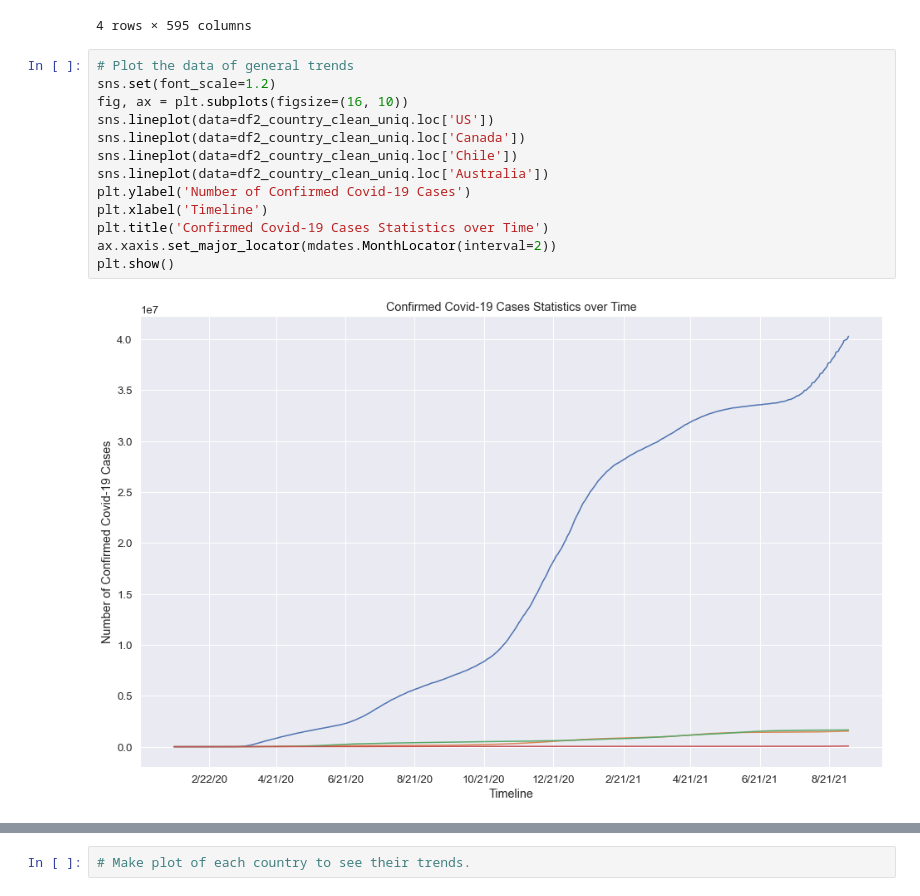
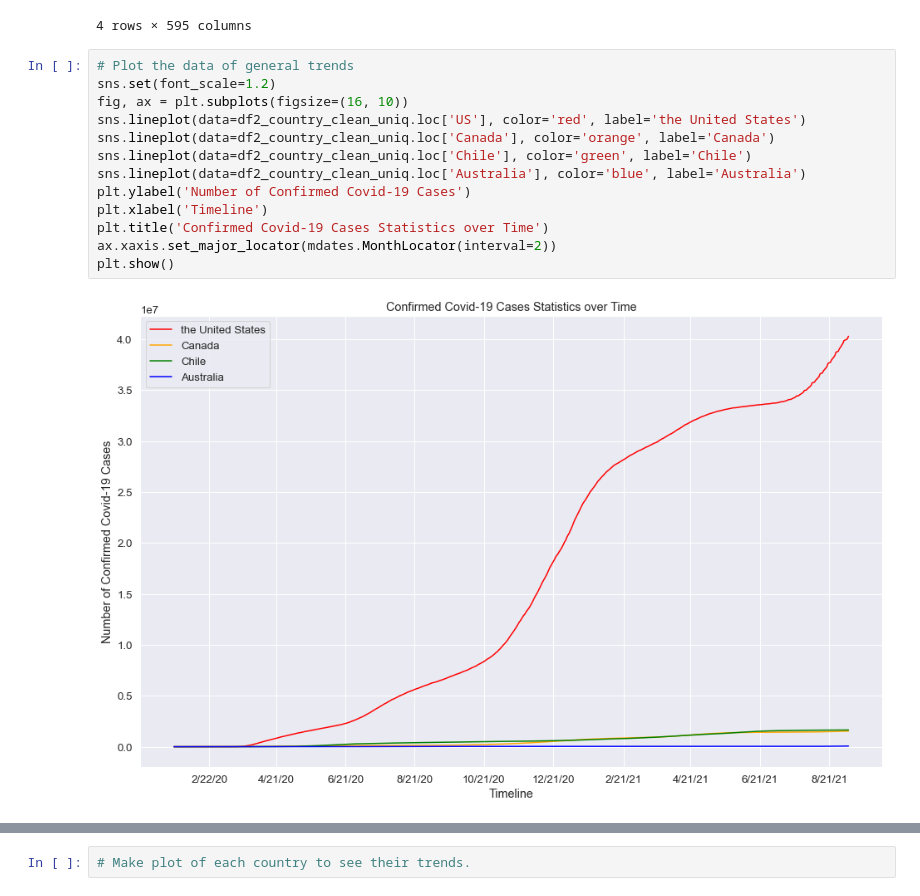
Before and after one commit to PradeepEDAGroup/EDA_and_visualization, a Jupyter notebook: EDA_Project.ipynb, the cells around one changed output, grey strips where cells are left out. Saved outputs shown, nothing was run; the diff lists cells and outputs as text.

```diff
--- a/EDA_Project.ipynb
+++ b/EDA_Project.ipynb
@@ -283,15 +317,15 @@ df2_country_clean_uniq
 # %%
 # Plot the data of general trends
 sns.set(font_scale=1.2)
 fig, ax = plt.subplots(figsize=(16, 10))
-sns.lineplot(data=df2_country_clean_uniq.loc['US'])
-sns.lineplot(data=df2_country_clean_uniq.loc['Canada'])
-sns.lineplot(data=df2_country_clean_uniq.loc['Chile'])
-sns.lineplot(data=df2_country_clean_uniq.loc['Australia'])
+sns.lineplot(data=df2_country_clean_uniq.loc['US'], color='red', label='the United States')
+sns.lineplot(data=df2_country_clean_uniq.loc['Canada'], color='orange', label='Canada')
+sns.lineplot(data=df2_country_clean_uniq.loc['Chile'], color='green', label='Chile')
+sns.lineplot(data=df2_country_clean_uniq.loc['Australia'], color='blue', label='Australia')
 plt.ylabel('Number of Confirmed Covid-19 Cases')
 plt.xlabel('Timeline')
 plt.title('Confirmed Covid-19 Cases Statistics over Time')
 ax.xaxis.set_major_locator(mdates.MonthLocator(interval=2))
 plt.show()
 # %% [output]
-[figure, old version]
+[figure, new version]
```
Also changed, not shown: parts of 26 cells of this notebook.
